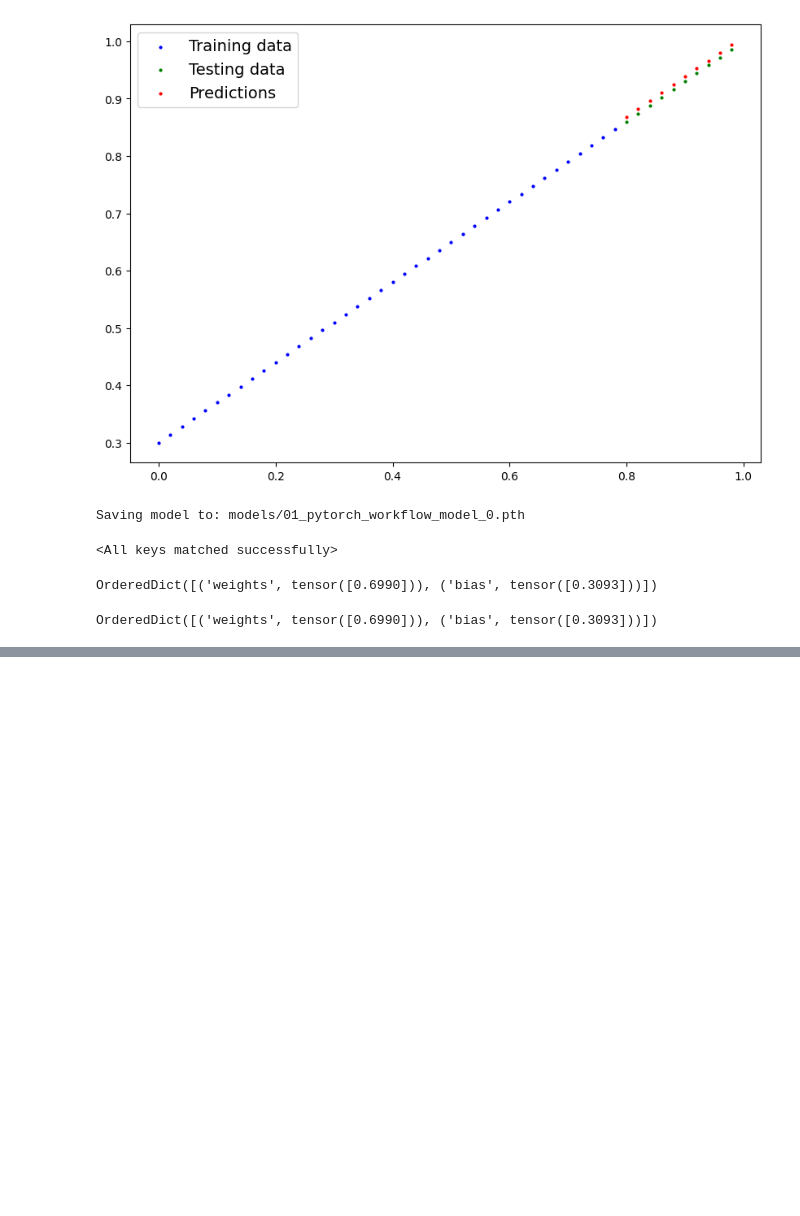
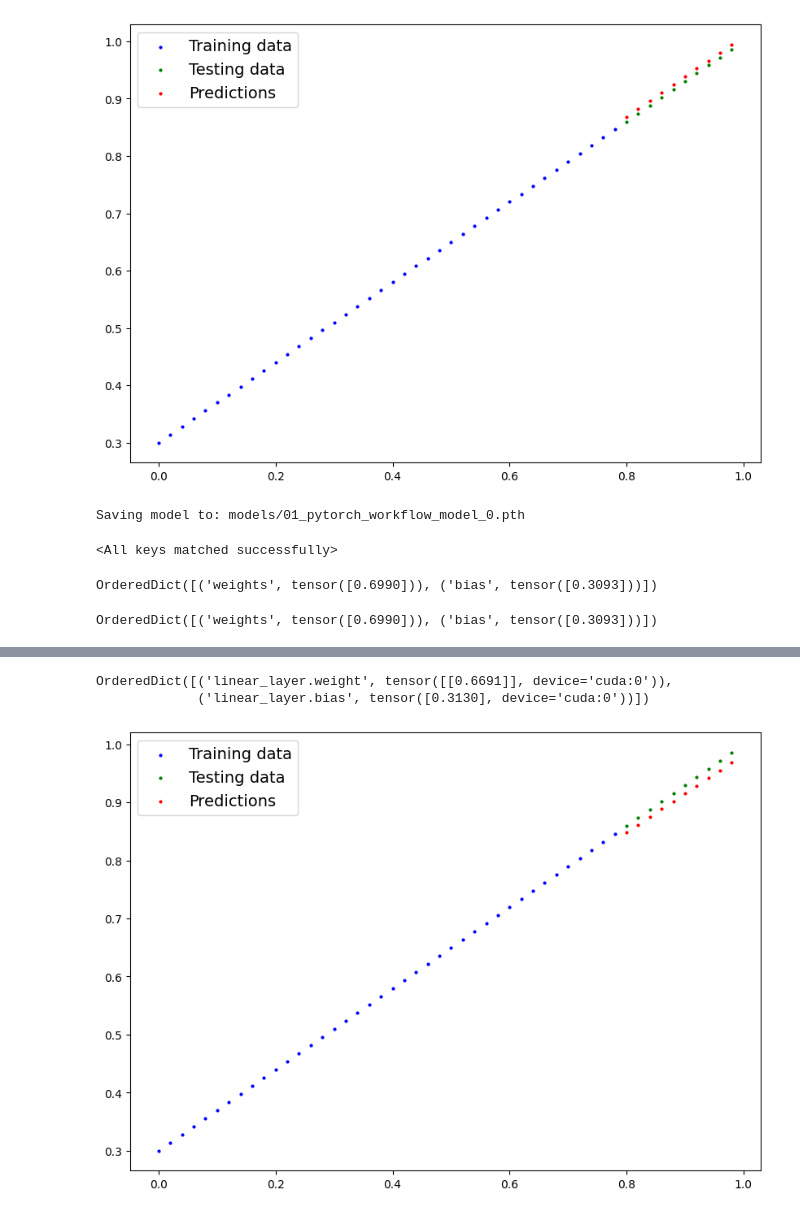
Before and after one commit to zahra-omrani/Deep-Learning, a Jupyter notebook: 01_pytorch_workflow_mine.ipynb, the cells around one changed output, grey strips where cells are left out. Drawn from its saved outputs; the diff is of its cells as text; code cells hidden in the pictures; blank space fills up the shorter version.

Commit message:
trained a classification model

```diff
--- a/01_pytorch_workflow_mine.ipynb
+++ b/01_pytorch_workflow_mine.ipynb
@@ -238,0 +279,6 @@ OrderedDict([('weights', tensor([0.6990])), ('bias', tensor([0.3093]))])
+# %%
+train_split = int(0.8 * len(X))
+X_train, y_train = X[:train_split], y[:train_split]
+X_test, y_test = X[train_split:], y[train_split:]
+
+len(X_train), len(y_train), len(X_test), len(y_test)
@@ -238,0 +287,13 @@ OrderedDict([('weights', tensor([0.6990])), ('bias', tensor([0.3093]))])
+# %%
+class LinearRegressionModelV2(nn.Module):
+    def __init__(self):
+        super().__init__()
+        self.linear_layer = nn.Linear(in_features=1, # <- one feature in, one feature out
+                                      out_features=1)
+
+    def forward(self, x: torch.Tensor) -> torch.Tensor:
+        return self.linear_layer(x)
+
+torch.manual_seed(42)
+model_1 = LinearRegressionModelV2().to(device)
+model_1.state_dict()
@@ -238,0 +303,19 @@ OrderedDict([('weights', tensor([0.6990])), ('bias', tensor([0.3093]))])
+# %%
+loss_fn=nn.L1Loss()
+optimizer = torch.optim.SGD(model_1.parameters(), lr=0.01)
+# %%
+epochs = 100
+for epoch in range(epochs):
+    model_1.train()
+    y_preds = model_1(X_train)
+    loss = loss_fn(y_preds, y_train)
+    optimizer.zero_grad()
+    loss.backward()
+    optimizer.step()
+
+    with torch.inference_mode():
+        test_preds = model_1(X_test)
+        test_loss = loss_fn(test_preds, y_test)
+
+    if epoch % 10 == 0:
+        print(f"Epoch: {epoch} | Train Loss: {loss.item():.4f}| Test Loss: {test_loss.item():.4f}")
@@ -238,0 +333,9 @@ OrderedDict([('weights', tensor([0.6990])), ('bias', tensor([0.3093]))])
+# %%
+model_1.state_dict()
+# %% [output]
+OrderedDict([('linear_layer.weight', tensor([[0.6691]], device='cuda:0')),
+             ('linear_layer.bias', tensor([0.3130], device='cuda:0'))])
+# %%
+plot_predictions(predictions=test_preds.cpu())
+# %% [output]
+[figure, added]
```
Also changed, not shown: parts of 6 cells of this notebook, 2 other files.
